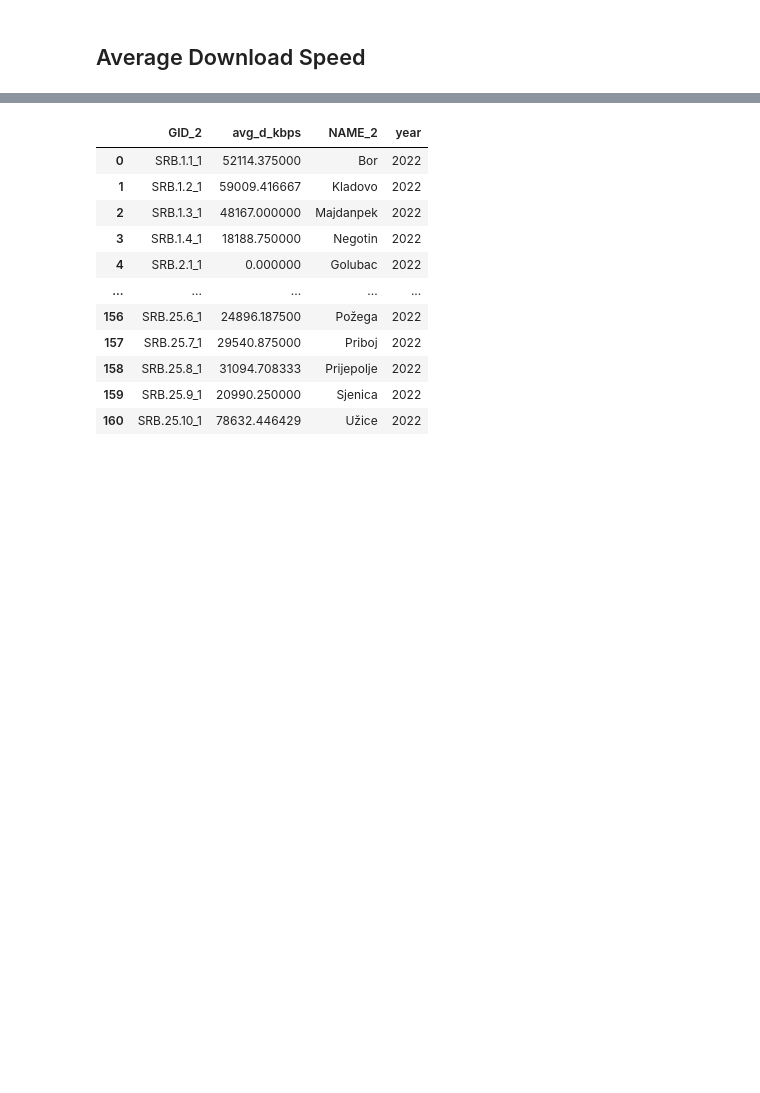
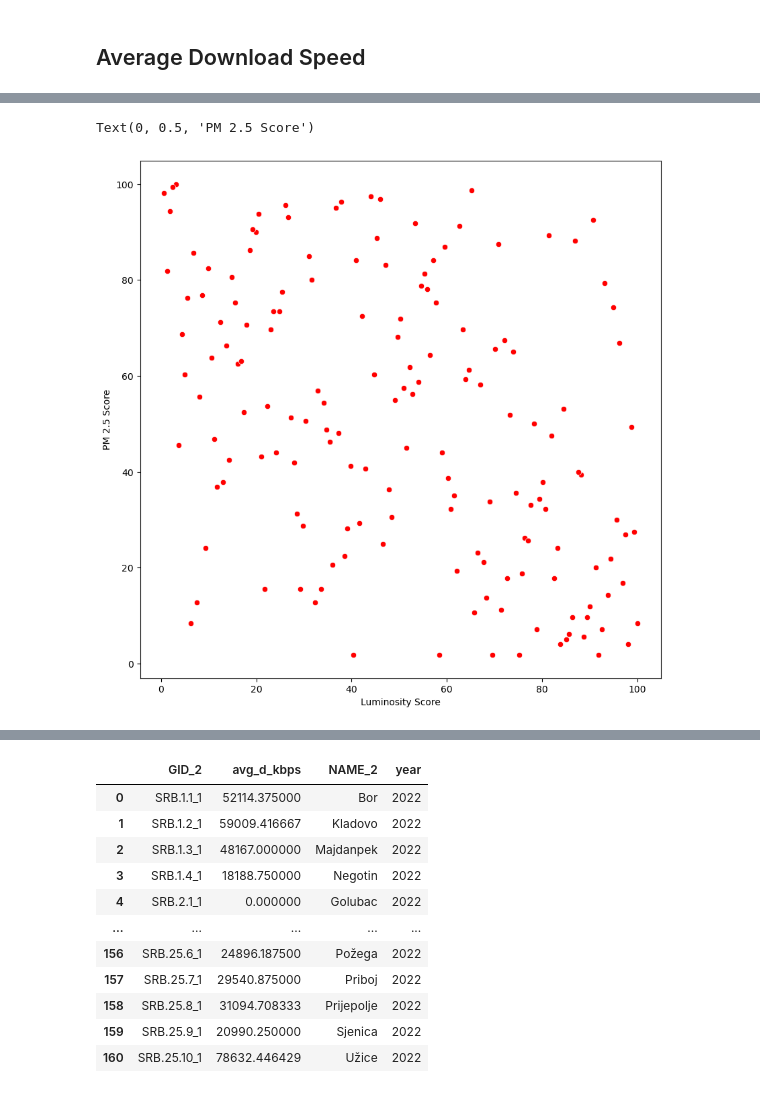
Before and after one commit to sonleh96/wb-gpbp-ldt, a Jupyter notebook: notebooks/cell_tower.ipynb, the cells around one changed output, grey strips where cells are left out. Cells and saved outputs as stored; diff of their text form; code cells hidden in the pictures; blank space fills up the shorter version.

```diff
--- a/notebooks/cell_tower.ipynb
+++ b/notebooks/cell_tower.ipynb
@@ -220,0 +501,15 @@ pass_df.describe()
+# %%
+lumi = pd.read_csv(r"D:\Work\WB\LDT\countries\SRB\datasets\SRB_luminosity_2022.csv")
+lumi['luminosity_score'] = lumi['luminosity'].rank(pct=True) * 100
+air = pd.read_csv(r"D:\Work\WB\LDT\countries\SRB\datasets\SRB_air_pollution_2022.csv")
+air['pm25_score'] = air['pm25'].rank(pct=True, ascending=False) * 100
+combined = pd.merge(lumi, air, on=['GID_2', 'year'], how='inner')
+
+import seaborn as sns
+fig, ax = plt.subplots(figsize=(10, 10))
+sns.scatterplot(combined, x='luminosity_score', y='pm25_score', ax=ax, color='red')
+ax.set_xlabel("Luminosity Score")
+ax.set_ylabel("PM 2.5 Score")
+# %% [output]
+Text(0, 0.5, 'PM 2.5 Score')
+[figure, added]
```
Also changed, not shown: parts of 23 cells of this notebook, 12 other files.
